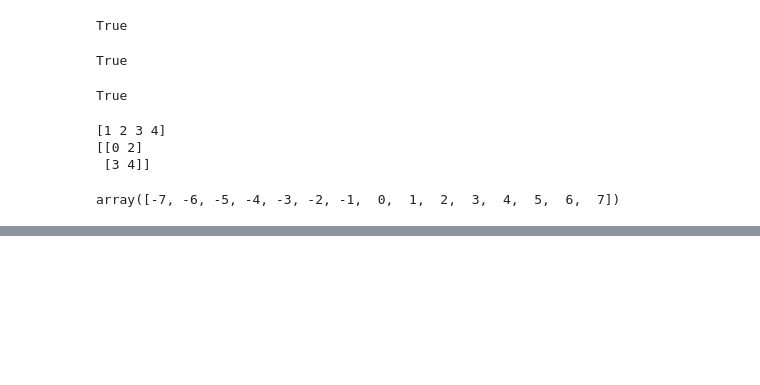
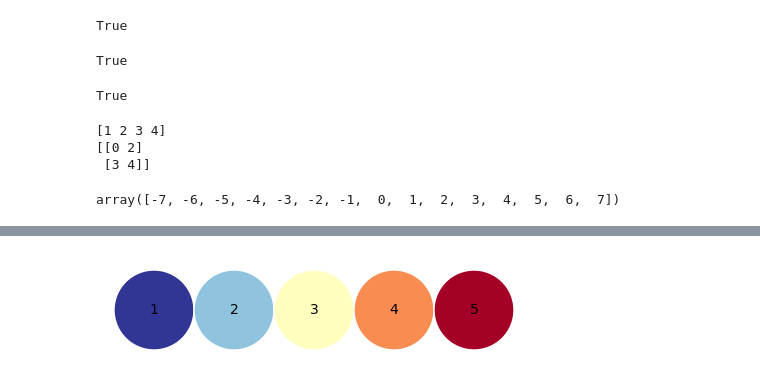
Before and after one commit to Arch-jyh/iris_books, a Jupyter notebook: book1/16/exersice.ipynb, the cells around one changed output, grey strips where cells are left out. Drawn from its saved outputs; the diff is of its cells as text; code cells hidden in the pictures; blank space fills up the shorter version.

```diff
--- a/book1/16/exersice.ipynb
+++ b/book1/16/exersice.ipynb
@@ -476,0 +704,4 @@ TypeError: swapaxes() missing 2 required positional arguments: 'axis1' and 'axis
+# %%
+visualize_1D(a1,'a1,一维')
+# %% [output]
+[figure, added]
```
Also changed, not shown: parts of 32 cells of this notebook, 36 other files.
